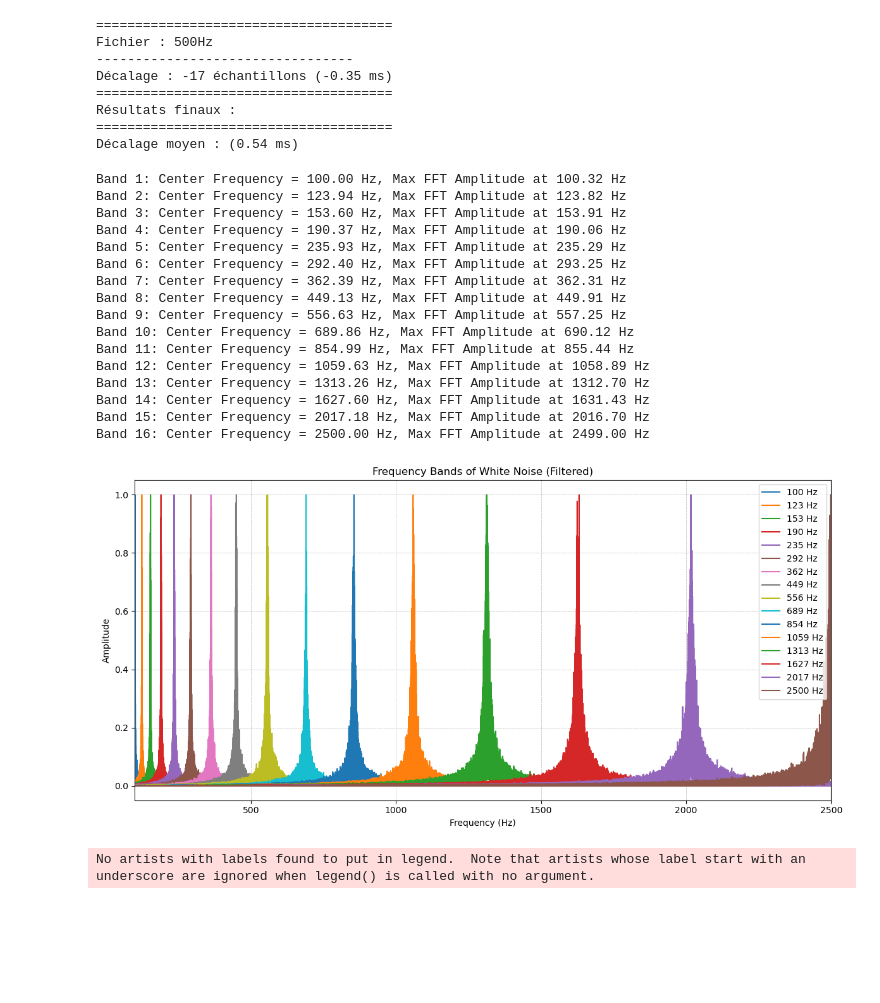
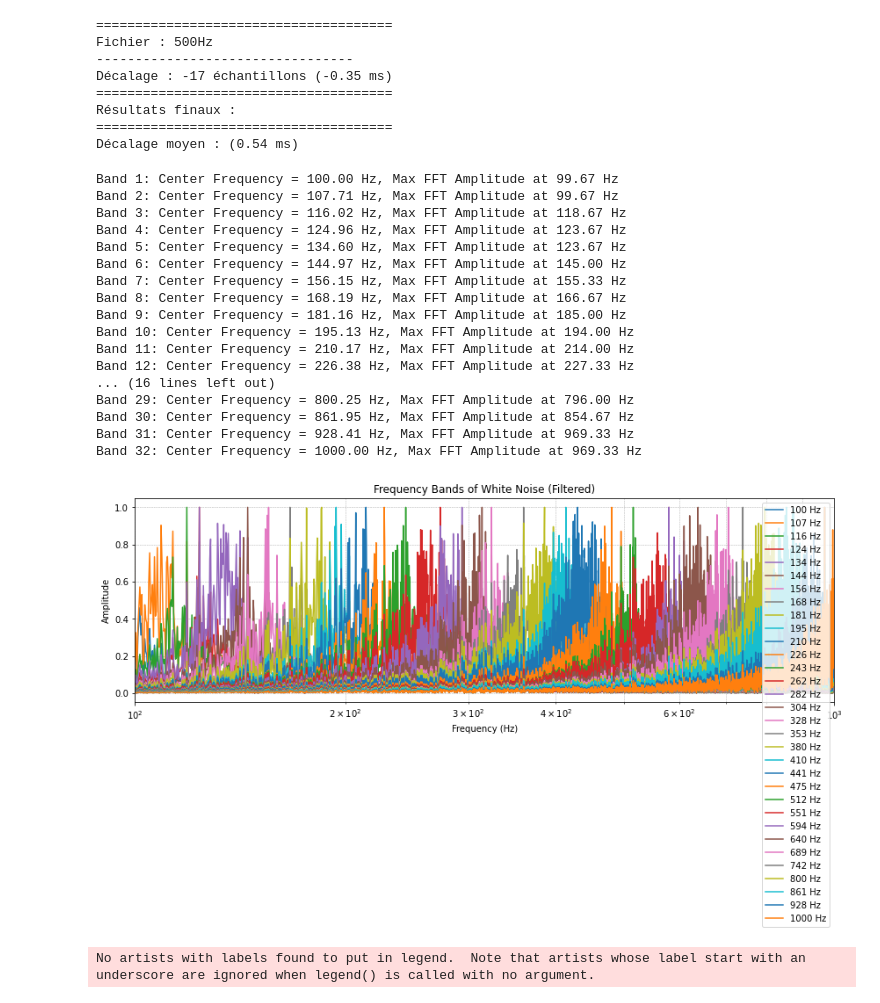
Before and after one commit to brian-team/brian2ros, a Jupyter notebook: src/ros_standalone/examples/microphone/cross_correlation.ipynb, the cells around one changed output. Drawn from its saved outputs; the diff is of its cells as text; code cells hidden in the pictures; blank space fills up the shorter version.

```diff
--- a/src/ros_standalone/examples/microphone/cross_correlation.ipynb
+++ b/src/ros_standalone/examples/microphone/cross_correlation.ipynb
@@ -102,7 +102,7 @@ def BPF(f_min, f_max, sample_rate, nb_band, BW):
     nb_band: Number of bands to create
     BW: Bandwidth factor
     """
-    duration = 100  # Duration of the white noise in seconds
+    duration = 3  # Duration of the white noise in seconds
 
     # Generate white noise
     noise = np.random.normal(0, 1, sample_rate * duration)
@@ -145,49 +145,50 @@ def BPF(f_min, f_max, sample_rate, nb_band, BW):
     return y, f_center
 # %%
 f_min = 100
-f_max = 2500
-nb_band = 16
-BW = 0.01
+f_max = 1000
+nb_band = 32
+BW = 0.15
 
 y, f_center = BPF(f_min, f_max, sample_rate, nb_band, BW)
 # Affichage du spectre
 plt.figure(figsize=(12, 6))
 plt.title("Frequency Bands of White Noise (Filtered)")
 plt.xlabel("Frequency (Hz)")
 plt.ylabel("Amplitude")
-#plt.xscale('log')
+plt.xscale('log')
 plt.grid(which='both', linestyle='--', linewidth=0.5)
 plt.xlim(f_min, f_max)
 
 for i, y_n in enumerate(y):
     y_fft = np.fft.fft(y_n)
     freqs = np.fft.fftfreq(len(y_n), 1 / sample_rate)
     plt.plot(freqs[:len(freqs)//2], np.abs(y_fft[:len(freqs)//2]) / max(np.abs(y_fft)), label=f"{int(f_center[i])} Hz")
     max_idx = np.argmax(np.abs(y_fft[:len(freqs)//2]))
     max_freq = freqs[max_idx]
     print(f"Band {i+1}: Center Frequency = {f_center[i]:.2f} Hz, Max FFT Amplitude at {max_freq:.2f} Hz")
 
 plt.legend(loc='upper right')
 plt.tight_layout()
 plt.show()
 # %% [output]
-Band 1: Center Frequency = 100.00 Hz, Max FFT Amplitude at 100.32 Hz
-Band 2: Center Frequency = 123.94 Hz, Max FFT Amplitude at 123.82 Hz
-Band 3: Center Frequency = 153.60 Hz, Max FFT Amplitude at 153.91 Hz
-Band 4: Center Frequency = 190.37 Hz, Max FFT Amplitude at 190.06 Hz
-Band 5: Center Frequency = 235.93 Hz, Max FFT Amplitude at 235.29 Hz
-Band 6: Center Frequency = 292.40 Hz, Max FFT Amplitude at 293.25 Hz
-Band 7: Center Frequency = 362.39 Hz, Max FFT Amplitude at 362.31 Hz
-Band 8: Center Frequency = 449.13 Hz, Max FFT Amplitude at 449.91 Hz
-Band 9: Center Frequency = 556.63 Hz, Max FFT Amplitude at 557.25 Hz
-Band 10: Center Frequency = 689.86 Hz, Max FFT Amplitude at 690.12 Hz
-Band 11: Center Frequency = 854.99 Hz, Max FFT Amplitude at 855.44 Hz
-Band 12: Center Frequency = 1059.63 Hz, Max FFT Amplitude at 1058.89 Hz
-Band 13: Center Frequency = 1313.26 Hz, Max FFT Amplitude at 1312.70 Hz
-Band 14: Center Frequency = 1627.60 Hz, Max FFT Amplitude at 1631.43 Hz
-Band 15: Center Frequency = 2017.18 Hz, Max FFT Amplitude at 2016.70 Hz
-Band 16: Center Frequency = 2500.00 Hz, Max FFT Amplitude at 2499.00 Hz
+Band 1: Center Frequency = 100.00 Hz, Max FFT Amplitude at 99.67 Hz
+Band 2: Center Frequency = 107.71 Hz, Max FFT Amplitude at 99.67 Hz
+Band 3: Center Frequency = 116.02 Hz, Max FFT Amplitude at 118.67 Hz
+Band 4: Center Frequency = 124.96 Hz, Max FFT Amplitude at 123.67 Hz
+Band 5: Center Frequency = 134.60 Hz, Max FFT Amplitude at 123.67 Hz
+Band 6: Center Frequency = 144.97 Hz, Max FFT Amplitude at 145.00 Hz
+Band 7: Center Frequency = 156.15 Hz, Max FFT Amplitude at 155.33 Hz
+Band 8: Center Frequency = 168.19 Hz, Max FFT Amplitude at 166.67 Hz
+Band 9: Center Frequency = 181.16 Hz, Max FFT Amplitude at 185.00 Hz
+Band 10: Center Frequency = 195.13 Hz, Max FFT Amplitude at 194.00 Hz
+Band 11: Center Frequency = 210.17 Hz, Max FFT Amplitude at 214.00 Hz
+Band 12: Center Frequency = 226.38 Hz, Max FFT Amplitude at 227.33 Hz
+... (16 lines left out)
+Band 29: Center Frequency = 800.25 Hz, Max FFT Amplitude at 796.00 Hz
+Band 30: Center Frequency = 861.95 Hz, Max FFT Amplitude at 854.67 Hz
+Band 31: Center Frequency = 928.41 Hz, Max FFT Amplitude at 969.33 Hz
+Band 32: Center Frequency = 1000.00 Hz, Max FFT Amplitude at 969.33 Hz
-[figure, old version]
+[figure, new version]
 # %%
 BW_test = np.linspace(0.01, 1, 100)
 y_BW_test = []
```
Also changed, not shown: parts of 1 cell of this notebook, 5 other files.
